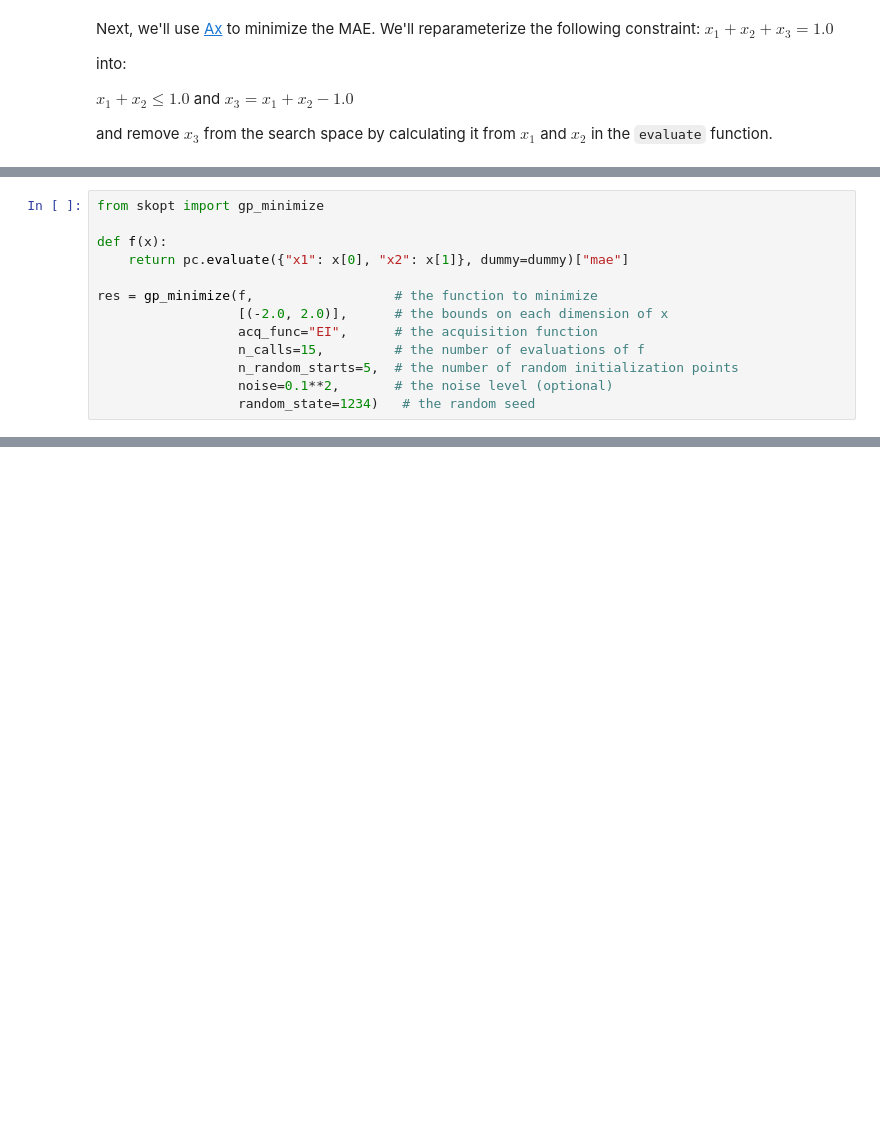
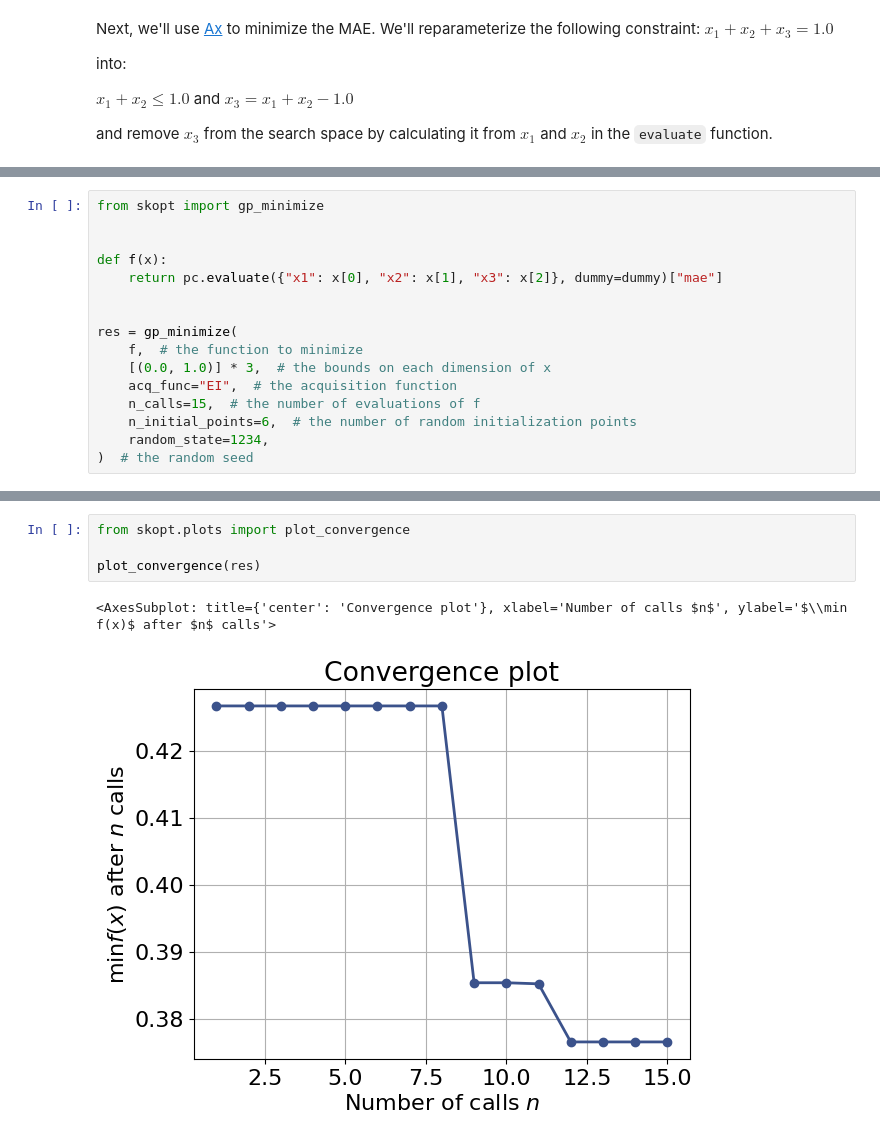
Before and after one commit to sparks-baird/matsci-opt-benchmarks, a Jupyter notebook: notebooks/crabnet_hyperparameter/1.5.0-sgb-pseudocrab-basic.ipynb, the cells around one changed output, grey strips where cells are left out. Saved outputs shown, nothing was run; the diff lists cells and outputs as text; blank space fills up the shorter version.

```diff
--- a/notebooks/crabnet_hyperparameter/1.5.0-sgb-pseudocrab-basic.ipynb
+++ b/notebooks/crabnet_hyperparameter/1.5.0-sgb-pseudocrab-basic.ipynb
@@ -101,13 +136,16 @@ Successfully installed pyaml-21.10.1 scikit-optimize-0.9.0
 # %%
 from skopt import gp_minimize
 
+
 def f(x):
-    return pc.evaluate({"x1": x[0], "x2": x[1]}, dummy=dummy)["mae"]
+    return pc.evaluate({"x1": x[0], "x2": x[1], "x3": x[2]}, dummy=dummy)["mae"]
 
-res = gp_minimize(f,                  # the function to minimize
-                  [(-2.0, 2.0)],      # the bounds on each dimension of x
-                  acq_func="EI",      # the acquisition function
-                  n_calls=15,         # the number of evaluations of f
-                  n_random_starts=5,  # the number of random initialization points
-                  noise=0.1**2,       # the noise level (optional)
-                  random_state=1234)   # the random seed
+
+res = gp_minimize(
+    f,  # the function to minimize
+    [(0.0, 1.0)] * 3,  # the bounds on each dimension of x
+    acq_func="EI",  # the acquisition function
+    n_calls=15,  # the number of evaluations of f
+    n_initial_points=6,  # the number of random initialization points
+    random_state=1234,
+)  # the random seed
@@ -113,0 +190,7 @@ res = gp_minimize(f,                  # the function to minimize
+# %%
+from skopt.plots import plot_convergence
+
+plot_convergence(res)
+# %% [output]
+<AxesSubplot: title={'center': 'Convergence plot'}, xlabel='Number of calls $n$', ylabel='$\\min f(x)$ after $n$ calls'>
+[figure, added]
```
Also changed, not shown: parts of 12 cells of this notebook.
